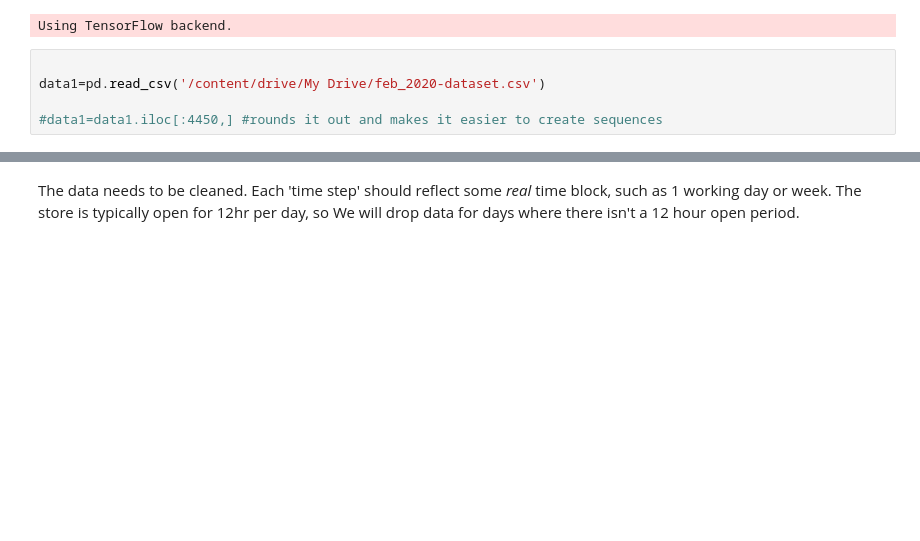
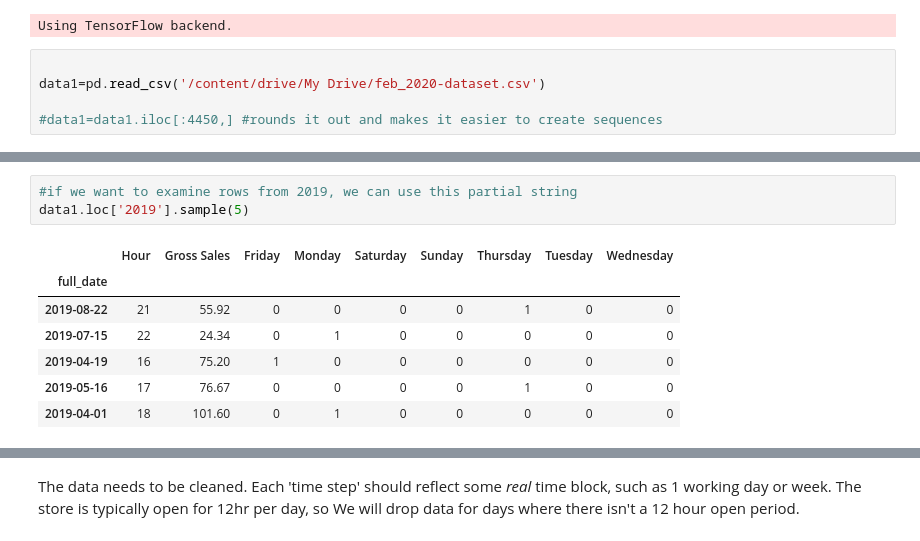
Before and after one commit to jtwang1027/business_analysis, a Jupyter notebook: lstm_time_series.ipynb, the cells around one changed output, grey strips where cells are left out. Saved outputs shown, nothing was run; the diff lists cells and outputs as text; blank space fills up the shorter version.

```diff
--- a/lstm_time_series.ipynb
+++ b/lstm_time_series.ipynb
@@ -38,0 +56,11 @@ data1.head()
+# %%
+#if we want to examine rows from 2019, we can use this partial string
+data1.loc['2019'].sample(5)
+# %% [output]
+|  | Hour | Gross Sales | Friday | Monday | Saturday | Sunday | Thursday | Tuesday | Wednesday |
+| full_date |  |  |  |  |  |  |  |  |  |
+| 2019-08-22 | 21 | 55.92 | 0 | 0 | 0 | 0 | 1 | 0 | 0 |
+| 2019-07-15 | 22 | 24.34 | 0 | 1 | 0 | 0 | 0 | 0 | 0 |
+| 2019-04-19 | 16 | 75.20 | 1 | 0 | 0 | 0 | 0 | 0 | 0 |
+| 2019-05-16 | 17 | 76.67 | 0 | 0 | 0 | 0 | 1 | 0 | 0 |
+| 2019-04-01 | 18 | 101.60 | 0 | 1 | 0 | 0 | 0 | 0 | 0 |
```
Also changed, not shown: parts of 8 cells of this notebook.
